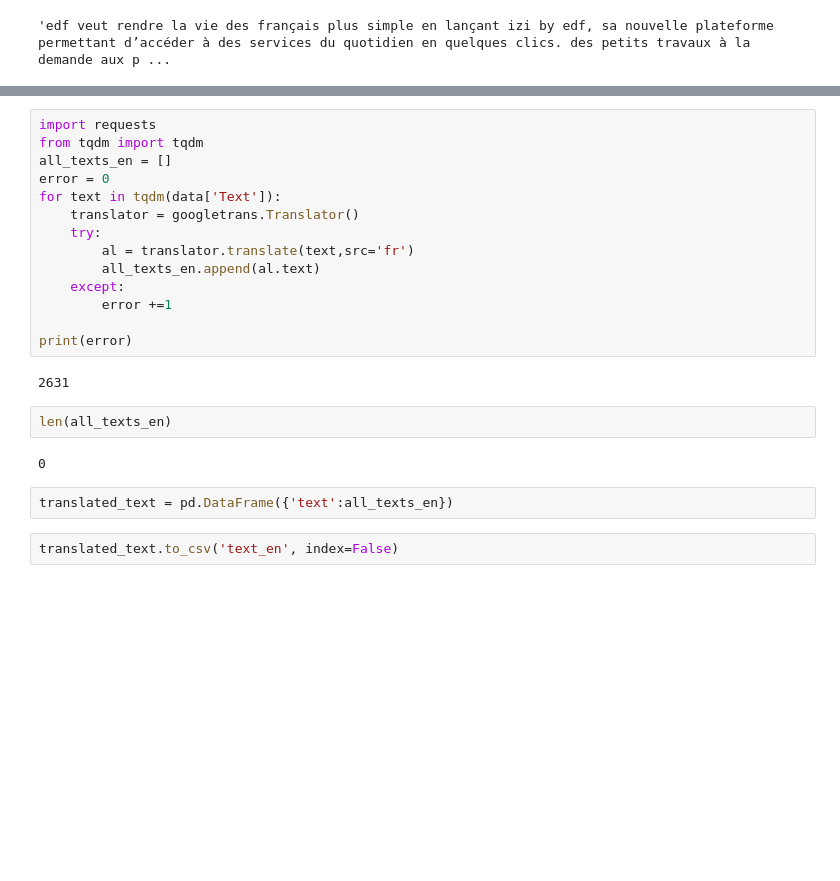
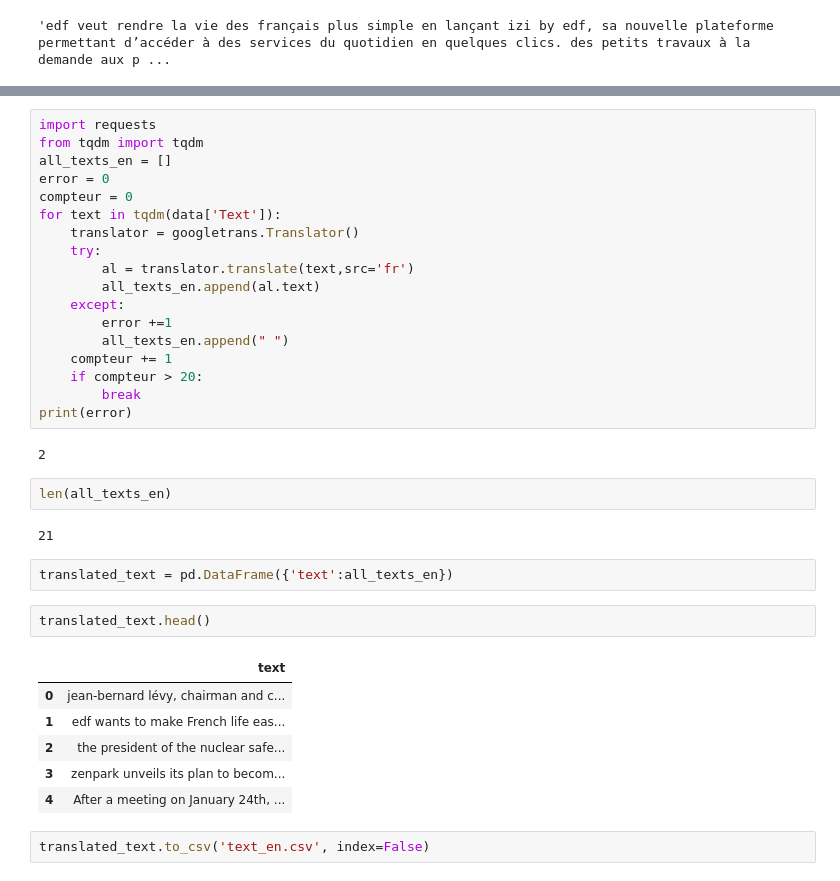
Before and after one commit to victorherbemontagne/Project-No-Bullshit, a Jupyter notebook: Aggregation.ipynb, the cells around one changed output, grey strips where cells are left out. Drawn from its saved outputs; the diff is of its cells as text; blank space fills up the shorter version.

```diff
--- a/Aggregation.ipynb
+++ b/Aggregation.ipynb
@@ -102,6 +100,7 @@ import requests
 from tqdm import tqdm
 all_texts_en = []
 error = 0
+compteur = 0
 for text in tqdm(data['Text']):
     translator = googletrans.Translator()
     try:
@@ -109,15 +108,27 @@ for text in tqdm(data['Text']):
         all_texts_en.append(al.text)
     except:
         error +=1
-
+        all_texts_en.append(" ")
+    compteur += 1
+    if compteur > 20:
+        break
 print(error)
 # %% [output]
-2631
+2
 # %%
 len(all_texts_en)
 # %% [output]
-0
+21
 # %%
 translated_text = pd.DataFrame({'text':all_texts_en})
+# %%
+translated_text.head()
+# %% [output]
+|  | text |
+| 0 | jean-bernard lévy, chairman and c... |
+| 1 | edf wants to make French life eas... |
+| 2 | the president of the nuclear safe... |
+| 3 | zenpark unveils its plan to becom... |
+| 4 | After a meeting on January 24th, ... |
 # %%
-translated_text.to_csv('text_en', index=False)
+translated_text.to_csv('text_en.csv', index=False)
```
Also changed, not shown: parts of 1 cell of this notebook, 1 other file.
